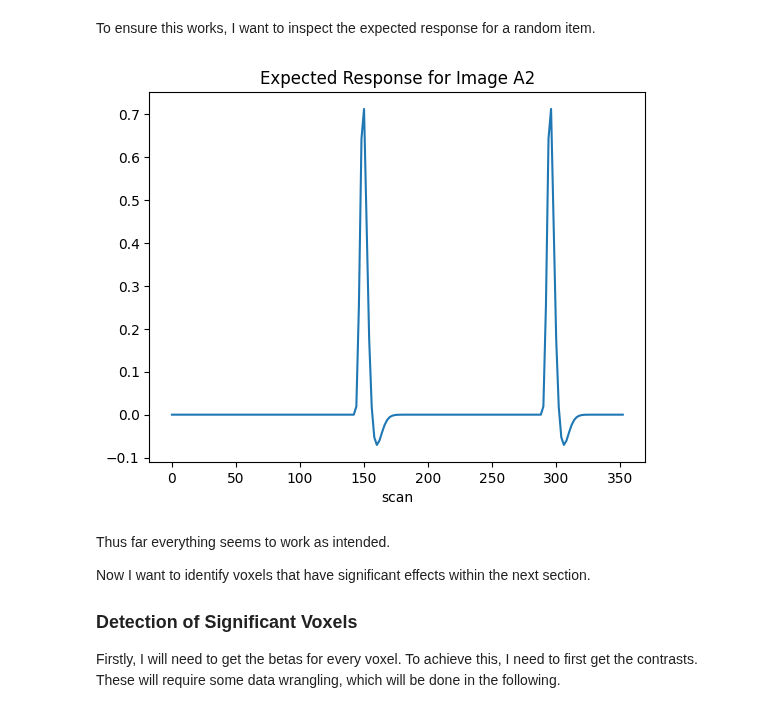
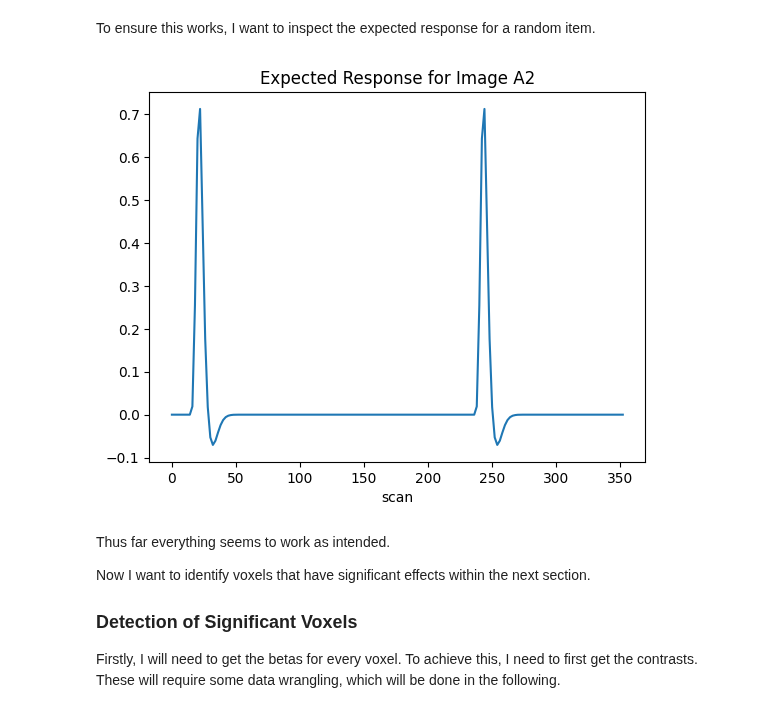
Before and after one commit to tchaase/research-internship-2022, a Jupyter notebook: code/linear_model.ipynb, the cells around one changed output. Drawn from its saved outputs; the diff is of its cells as text; code cells hidden in the pictures.

```diff
--- a/code/linear_model.ipynb
+++ b/code/linear_model.ipynb
@@ -123,11 +113,11 @@ This model still lacks the confounds.
 # %%
 import pandas as pd
 import numpy as np
-confounds_run1_sub6 = pd.read_csv('/home/tchaase/Documents/Universitaet/Forschungsmodul/project/data/outputs/fmri-prep_20.2.3-2/sub-06/sub-06_task-scene_run-01_desc-confounds.tsv',
+confounds_run1_sub06 = pd.read_csv('/home/tchaase/Documents/Universitaet/Forschungsmodul/project/data/outputs/fmri-prep_20.2.3-2/sub-06/sub-06_task-scene_run-01_desc-confounds.tsv',
                                   delimiter = '\t')
 #The delimiter needs to be set to \t as it uses tab to differentiate different entries.
 
-column_names = list(confounds_run1_sub6.columns.values)
+column_names = list(confounds_run1_sub06.columns.values)
 column_names
 # %% [output]
 ['global_signal',
@@ -164,8 +154,8 @@ The following three are copy-pastad from said website:
 
 As a high-pass filter is included, I will not include regressors for signal drift.
 # %%
-confounds_glm_run1_sub6 = confounds_run1_sub6[['white_matter', 'global_signal', 'framewise_displacement','csf', 'trans_x', 'trans_y', 'trans_z', 'rot_x', 'rot_y', 'rot_z', 'rmsd']].replace(np.nan, 0)
-confounds_glm_run1_sub6
+confounds_glm_run1_sub06 = confounds_run1_sub06[['white_matter', 'global_signal', 'framewise_displacement','csf', 'trans_x', 'trans_y', 'trans_z', 'rot_x', 'rot_y', 'rot_z', 'rmsd']].replace(np.nan, 0)
+confounds_glm_run1_sub06
 # %% [output]
 |  | white_matter | global_signal | framewise_displacement | csf | trans_x | trans_y | trans_z | rot_x | ... |
 | 0 | 5975.756217 | 6126.668641 | 0.000000 | 10444.063602 | 0.034271 | -0.011028 | 0.033954 | -9.374490e-05 | ... |
@@ -210,9 +205,9 @@ Now lets run the model!
 # %%
-fmri_glm_run1_sub6 = fmri_glm_run1_sub6.fit(fmri_img_run1_sub6_path, events = events_run1_sub6, \
-                                          sample_masks = sample_masks, \
-                                          confounds = confounds_glm_run1_sub6)
+fmri_glm_run1_sub06 = fmri_glm_run1_sub06.fit(fmri_img_run1_sub06_path, events = events_run1_sub06, \
+                                          # sample_masks = sub06_run1_bold_mask, \ removed
+                                          confounds = confounds_glm_run1_sub06)
 # %%
-design_matrix = fmri_glm_run1_sub6.design_matrices_[0]
+design_matrix = fmri_glm_run1_sub06.design_matrices_[0]
 
 from nilearn.plotting import plot_design_matrix
 plot_design_matrix(design_matrix)
@@ -233,12 +230,12 @@ plot_design_matrix(design_matrix, output_file=join(outdir, 'design_matrix.png'))
 # %% [markdown]
 To ensure this works, I want to inspect the expected response for a random item.
 # %%
-plt.plot(design_matrix['A2'])
+plt.plot(design_matrix['Learned_A2'])
 plt.xlabel('scan')
 plt.title('Expected Response for Image A2')
 plt.show()
 # %% [output]
-[figure, old version]
+[figure, new version]
 # %% [markdown]
 Thus far everything seems to work as intended.
 
```
Also changed, not shown: parts of 30 cells of this notebook.
